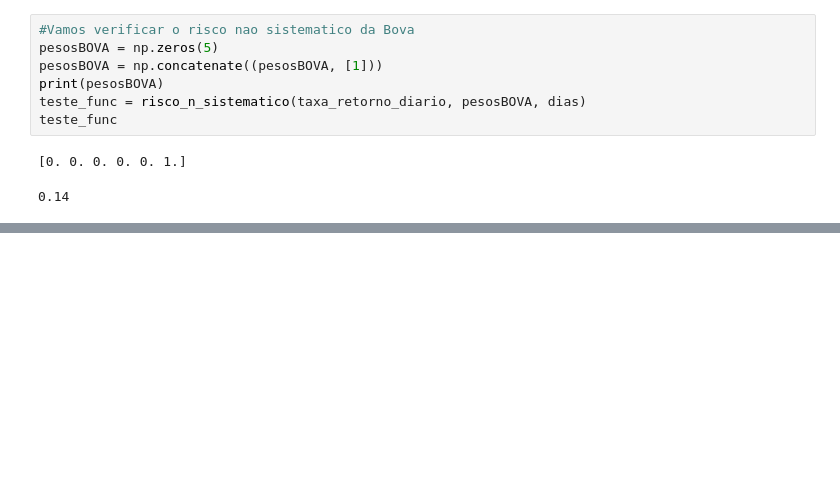
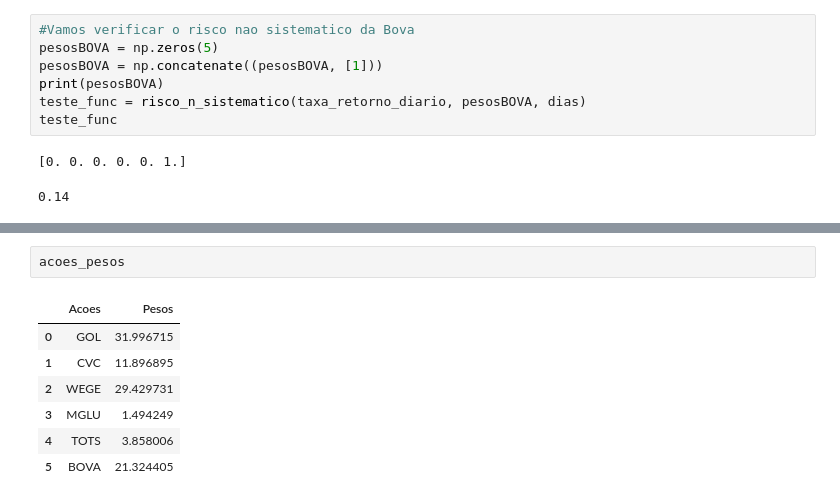
Before and after one commit to EvertonVaz/IAExpert, a Jupyter notebook: IAExpert_Análise_de_Dados_e_Machine_Learning_1.ipynb, the cells around one changed output, grey strips where cells are left out. Cells and saved outputs as stored; diff of their text form; blank space fills up the shorter version.

```diff
--- a/IAExpert_Análise_de_Dados_e_Machine_Learning_1.ipynb
+++ b/IAExpert_Análise_de_Dados_e_Machine_Learning_1.ipynb
@@ -1324,0 +1378,10 @@ teste_func
+# %%
+acoes_pesos
+# %% [output]
+|  | Acoes | Pesos |
+| 0 | GOL | 31.996715 |
+| 1 | CVC | 11.896895 |
+| 2 | WEGE | 29.429731 |
+| 3 | MGLU | 1.494249 |
+| 4 | TOTS | 3.858006 |
+| 5 | BOVA | 21.324405 |
```
Also changed, not shown: parts of 14 cells of this notebook.
